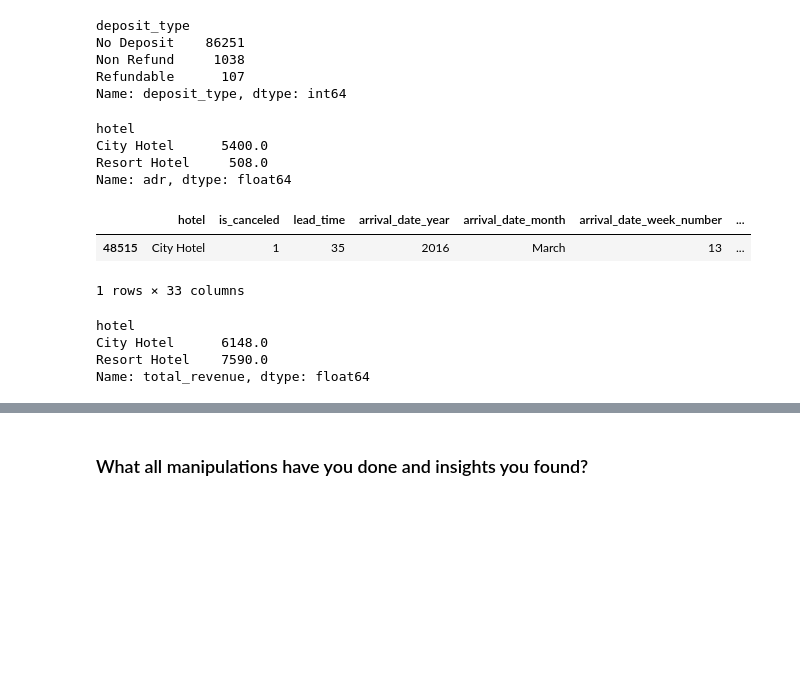
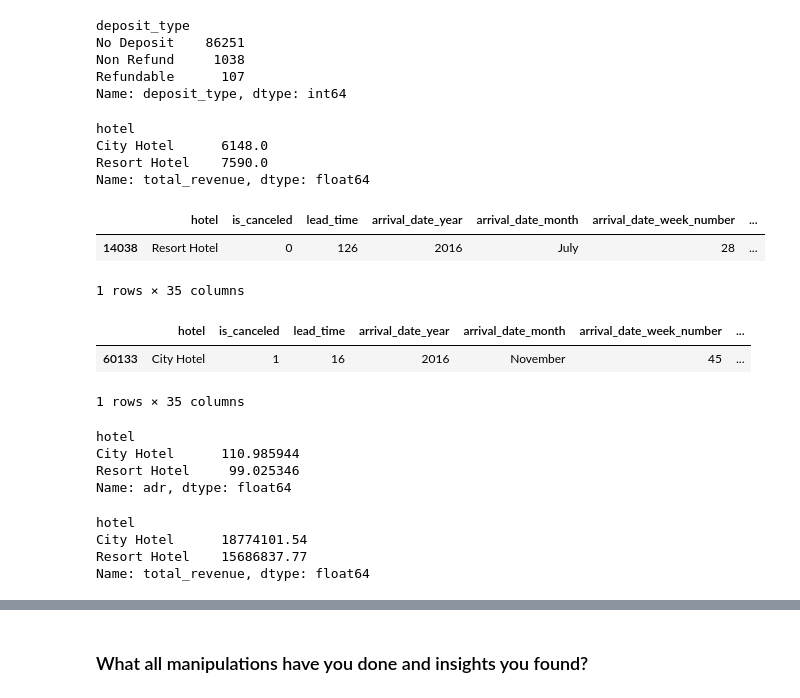
Before and after one commit to fadakenitin/Capstone_ProjectEDA, a Jupyter notebook: Hotel_booking_EDA.ipynb, the cells around one changed output, grey strips where cells are left out. Drawn from its saved outputs; the diff is of its cells as text; code cells hidden in the pictures; blank space fills up the shorter version.

```diff
--- a/Hotel_booking_EDA.ipynb
+++ b/Hotel_booking_EDA.ipynb
@@ -392,9 +402,6 @@ total_of_special_requests         0
 reservation_status                0
 reservation_status_date           0
 dtype: int64
-# %%
-#drops columns that are not needed for analysis
-data=data.drop(['reservation_status','reservation_status_date'],axis=1)
 # %%
 #successfully deleted columns and rows(null values)
 data.shape
@@ -404,7 +432,10 @@ data.shape
 # %%
-#Now changing data types of variables to perform operations
+#Now changing data types of variables to perform operations (float into int)
 
-data[['company', 'agent']] = data[['company', 'agent']].astype('int64')
+data[['company', 'agent','children']] = data[['company', 'agent','children']].astype('int64')
+# %%
+# Also changing the datatype of reservation status date also
+data['reservation_status_date']=pd.to_datetime(data['reservation_status_date'],format='%Y-%m-%d')
 # %%
 #Adding some more columns based on previous columns
 #total_nights
@@ -506,26 +578,46 @@ Non Refund     1038
 Refundable      107
 Name: deposit_type, dtype: int64
 # %%
-#maximum adr for city and resort type of hotel and adr amount
-max_adr=data.groupby('hotel')['adr'].max()
+#maximum revenue for city and resort type of hotel and adr amount per guest
+max_adr=data.groupby('hotel')['total_revenue'].max()
 max_adr
 # %% [output]
 hotel
-City Hotel      5400.0
-Resort Hotel     508.0
-Name: adr, dtype: float64
+City Hotel      6148.0
+Resort Hotel    7590.0
+Name: total_revenue, dtype: float64
+# %%
+# row of that max revenue for resort type hotel
+data.loc[data['total_revenue']==7590.0]
+# %% [output]
+|  | hotel | is_canceled | lead_time | arrival_date_year | arrival_date_month | arrival_date_week_number | ... |
+| 14038 | Resort Hotel | 0 | 126 | 2016 | July | 28 | ... |
+1 rows × 35 columns
 # %%
-# row of that max adr city type hotel
-data.loc[data['adr']== 5400.0]
+# row of that max revenue for city type hotel
+data.loc[data['total_revenue']== 6148.0]
 # %% [output]
 |  | hotel | is_canceled | lead_time | arrival_date_year | arrival_date_month | arrival_date_week_number | ... |
-| 48515 | City Hotel | 1 | 35 | 2016 | March | 13 | ... |
+| 60133 | City Hotel | 1 | 16 | 2016 | November | 45 | ... |
-1 rows × 33 columns
+1 rows × 35 columns
+# %%
+#Finding avg adr for both the hotels
+
+avg_adr=data.groupby('hotel')['adr'].mean()
+avg_adr
+# Avg adr is highest for city type hotel
+# %% [output]
+hotel
+City Hotel      110.985944
+Resort Hotel     99.025346
+Name: adr, dtype: float64
 # %%
-# max total_revenue for city and resort type hotel
-data.groupby('hotel')['total_revenue'].max()
+# Total revenue for city and resort type hotel
+total_revenue=data.groupby('hotel')['total_revenue'].sum()
+total_revenue
+# From this , total revenue of city type hotels is higher than the resort type hotels.
 # %% [output]
 hotel
-City Hotel      6148.0
-Resort Hotel    7590.0
+City Hotel      18774101.54
+Resort Hotel    15686837.77
 Name: total_revenue, dtype: float64
```
Also changed, not shown: parts of 50 cells of this notebook.
